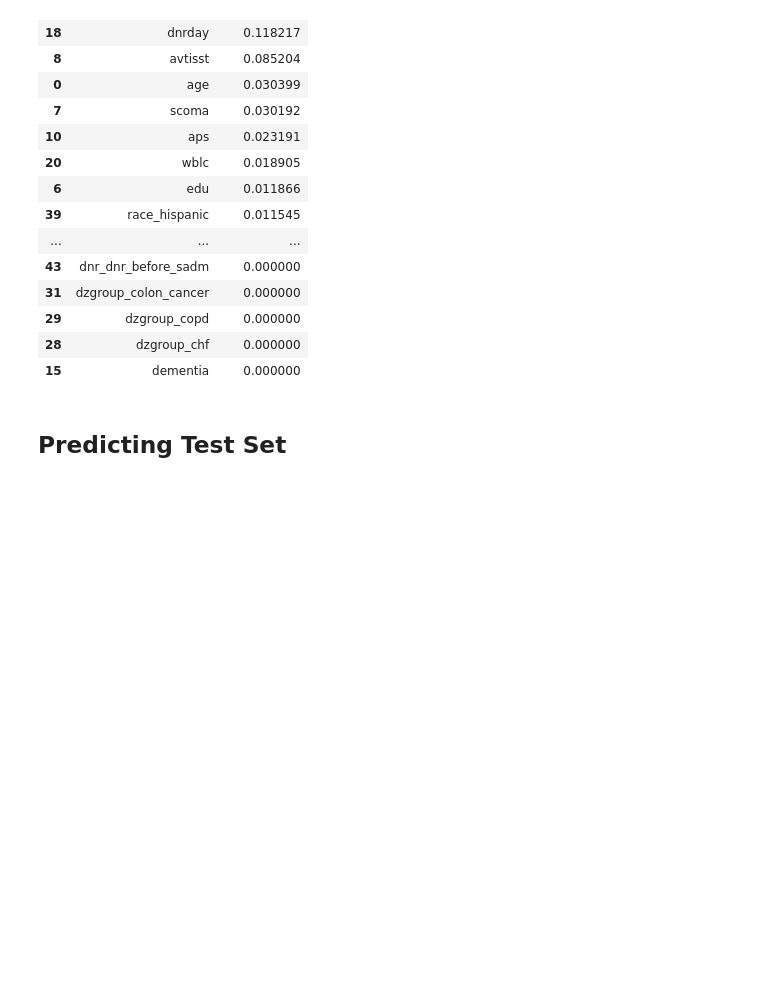
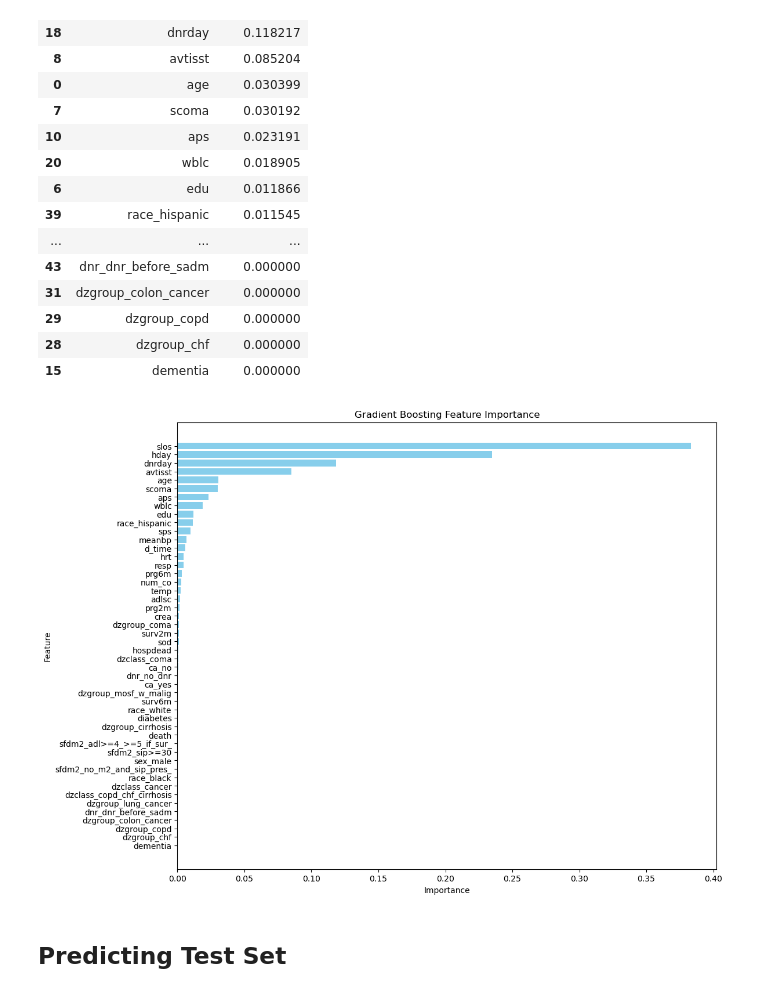
Before and after one commit to connoraking/Disease_classification_and_charges, a Jupyter notebook: tree_based_models/gradient_boosting.ipynb, the cells around one changed output. Saved outputs shown, nothing was run; the diff lists cells and outputs as text; code cells hidden in the pictures; blank space fills up the shorter version.

```diff
--- a/tree_based_models/gradient_boosting.ipynb
+++ b/tree_based_models/gradient_boosting.ipynb
@@ -191,6 +191,20 @@ boost_fi_df
 | 29 | dzgroup_copd | 0.000000 |
 | 28 | dzgroup_chf | 0.000000 |
 | 15 | dementia | 0.000000 |
+# %%
+plt.figure(figsize = (12, 10))
+plt.barh(boost_fi_df["Feature"], boost_fi_df["Importance"], color = 'skyblue')
+plt.xlabel('Importance')
+plt.ylabel('Feature')
+plt.title('Gradient Boosting Feature Importance')
+plt.gca().invert_yaxis()
+
+boost_fi_path = os.path.join(plots_dir, 'boost_fi_plot')
+plt.savefig(boost_fi_path)
+
+plt.show()
+# %% [output]
+[figure, added]
 # %% [markdown]
 ## Predicting Test Set
 # %%
```
Also changed, not shown: parts of 21 cells of this notebook, 19 other files.
